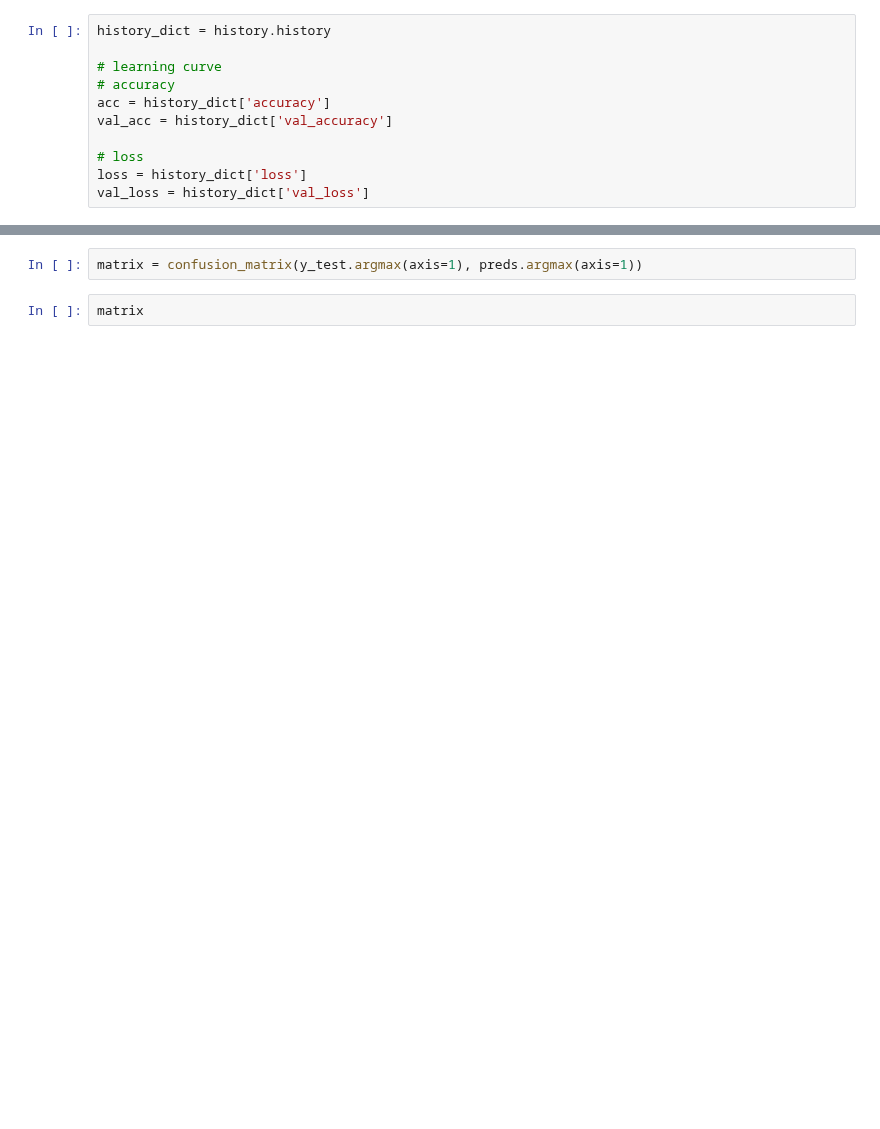
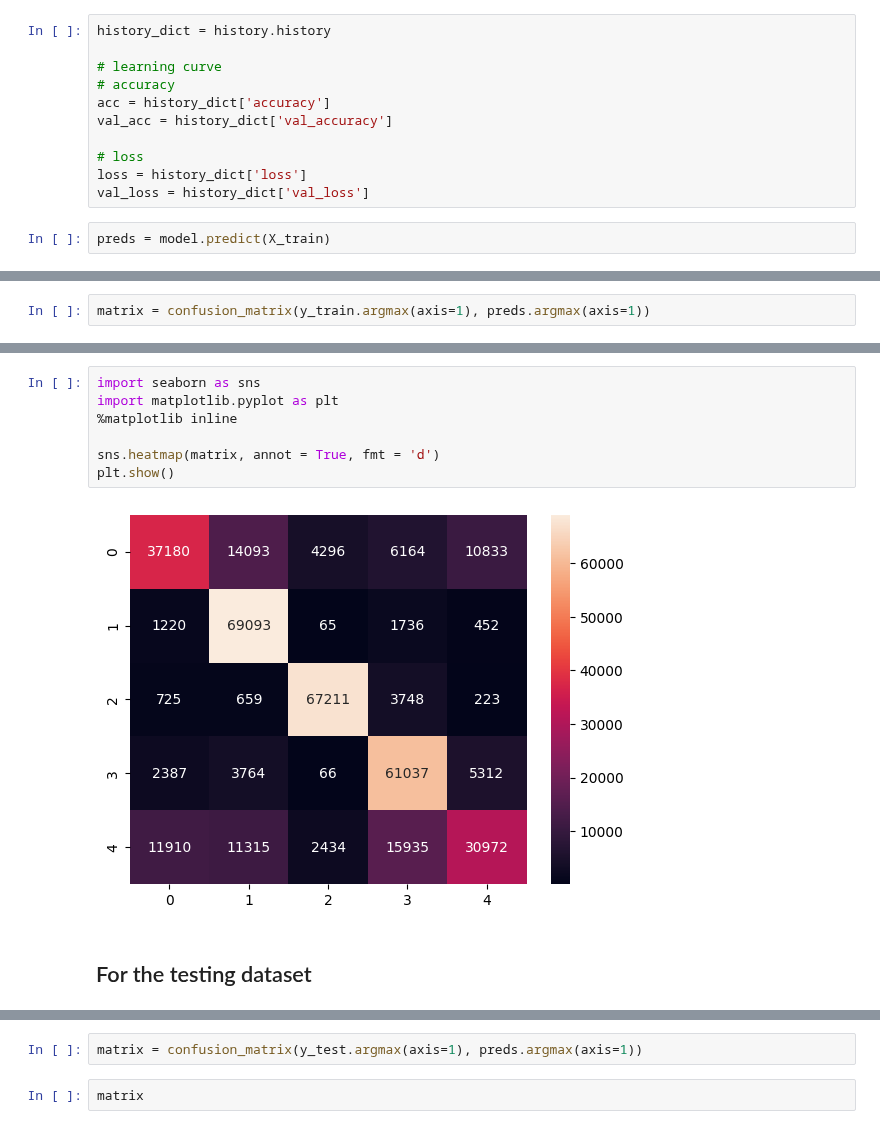
Before and after one commit to ris3abh/Sentencing-prediction-on-docket-data, a Jupyter notebook: models/deep_learning_classifier.ipynb, the cells around one changed output, grey strips where cells are left out. Cells and saved outputs as stored; diff of their text form; blank space fills up the shorter version.

Commit message:
deep learning model created

```diff
--- a/models/deep_learning_classifier.ipynb
+++ b/models/deep_learning_classifier.ipynb
@@ -79,3 +92,5 @@ val_acc = history_dict['val_accuracy']
 # loss
 loss = history_dict['loss']
 val_loss = history_dict['val_loss']
+# %%
+preds = model.predict(X_train)
@@ -81,0 +107,2 @@ val_loss = history_dict['val_loss']
+# %%
+matrix = confusion_matrix(y_train.argmax(axis=1), preds.argmax(axis=1))
@@ -82,3 +131,14 @@ val_loss = history_dict['val_loss']
+# %%
+import seaborn as sns
+import matplotlib.pyplot as plt
+%matplotlib inline
+
+sns.heatmap(matrix, annot = True, fmt = 'd')
+plt.show()
+# %% [output]
+[figure, added]
+# %% [markdown]
+## For the testing dataset
 # %%
 preds = model.predict(X_test)
 # %% [output]
```
Also changed, not shown: parts of 18 cells of this notebook, 1 other file.
